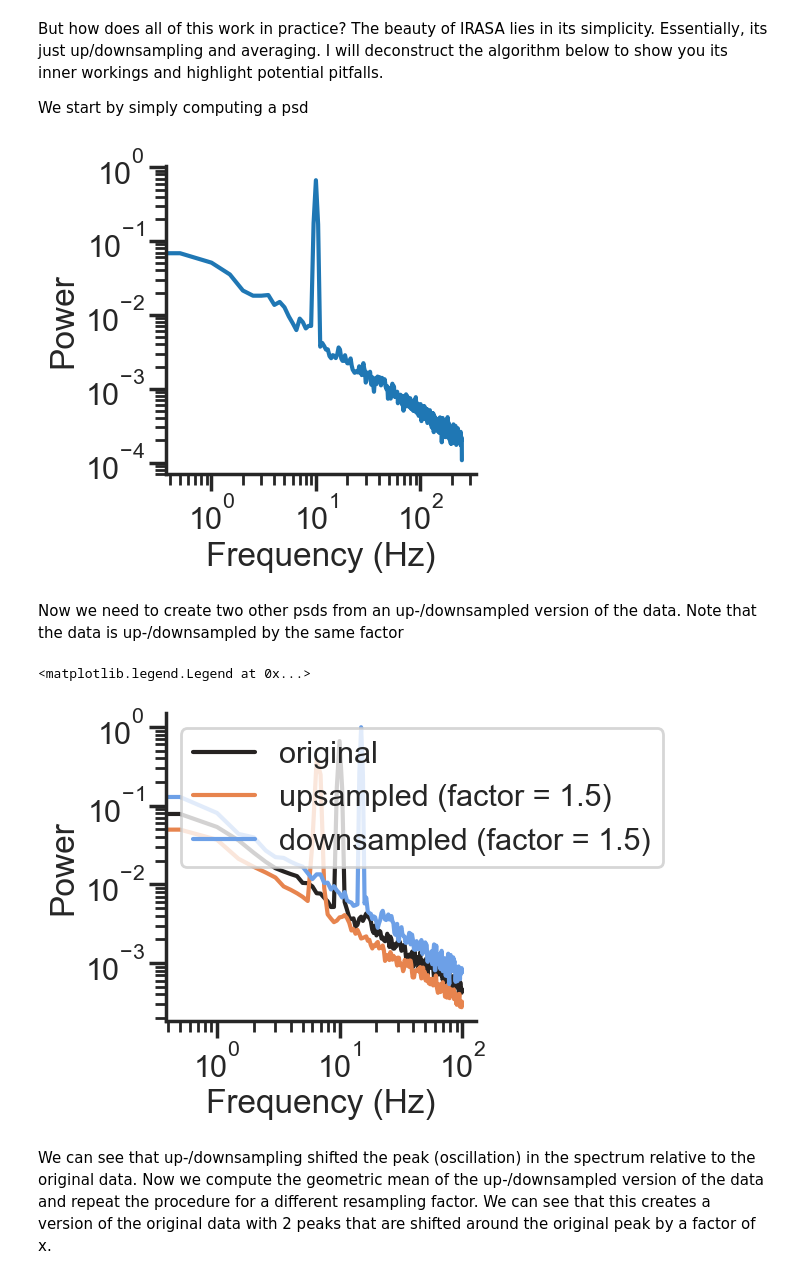
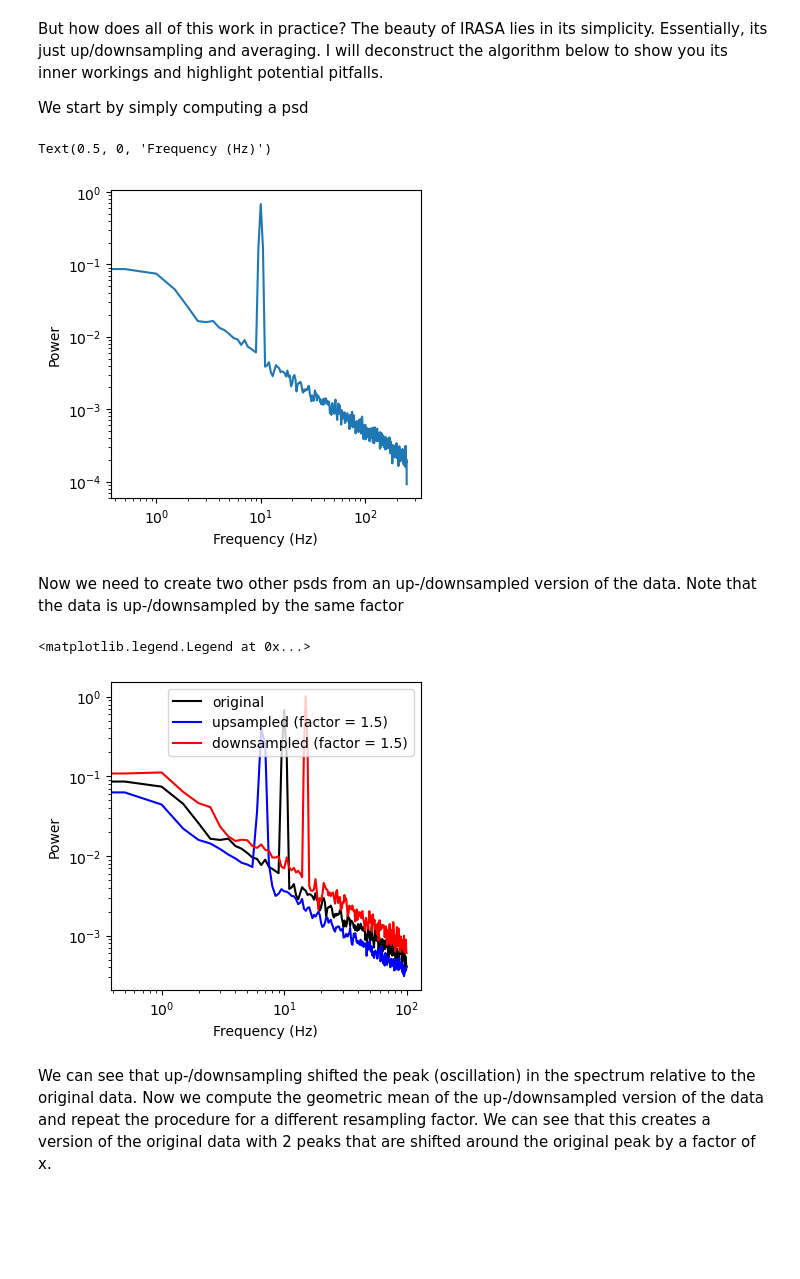
Before and after one commit to schmidtfa/pyrasa, a Jupyter notebook: examples/basic_functionality.ipynb, the cells around one changed output. Saved outputs shown, nothing was run; the diff lists cells and outputs as text; code cells hidden in the pictures; blank space fills up the shorter version.

```diff
--- a/examples/basic_functionality.ipynb
+++ b/examples/basic_functionality.ipynb
@@ -8,17 +8,7 @@ from neurodsp.utils import create_times
 import numpy as np
 import scipy.signal as dsp
 import matplotlib.pyplot as plt
-import seaborn as sns
 import pandas as pd
-
-sns.set_style('ticks')
-sns.set_context('poster')
-
-import matplotlib as mpl
-new_rc_params = {'text.usetex': False,
-                 "svg.fonttype": 'none'
-}
-mpl.rcParams.update(new_rc_params)
 # %% [markdown]
 We first simulate a signal with a single oscillation and a spectral slope of -1
 # %%
@@ -112,48 +102,45 @@ f, ax = plt.subplots(figsize=(4,4))
 ax.loglog(freq, psd)
 ax.set_ylabel('Power')
 ax.set_xlabel('Frequency (Hz)')
-sns.despine()
 # %% [output]
+Text(0.5, 0, 'Frequency (Hz)')
-[figure, old version]
+[figure, new version]
 # %% [markdown]
 Now we need to create two other psds from an up-/downsampled version of the data.
 Note that the data is up-/downsampled by the same factor
 # %%
 import fractions
 
 resampling_factor = 1.5
 
 def simple_rasa(resampling_factor):
     rat = fractions.Fraction(str(resampling_factor))
     up, down = rat.numerator, rat.denominator
 
     # Much faster than FFT-based resampling
     data_up = dsp.resample_poly(sig, up, down, axis=-1)
     data_down = dsp.resample_poly(sig, down, up, axis=-1)
 
     # Calculate an up/downsampled version of the PSD using same params as original
     _, psd_up = dsp.welch(data_up, fs * resampling_factor,  **kwargs_psd)
     _, psd_dw = dsp.welch(data_down, fs / resampling_factor, **kwargs_psd)
 
     return psd_up, psd_dw
 
 
 psd_up, psd_dw = simple_rasa(resampling_factor)
 
-pal = sns.diverging_palette(250, 30, l=65, center="dark", n=3)
-
 f, ax = plt.subplots(figsize=(4,4))
 f_max = freq < 100
-ax.loglog(freq[f_max], psd[f_max], color=pal[1], label='original')
-ax.loglog(freq[f_max], psd_up[f_max], color=pal[2], label='upsampled (factor = 1.5)')
-ax.loglog(freq[f_max], psd_dw[f_max], color=pal[0], label='downsampled (factor = 1.5)')
+ax.loglog(freq[f_max], psd[f_max], color='k', label='original')
+ax.loglog(freq[f_max], psd_up[f_max], color='b', label='upsampled (factor = 1.5)')
+ax.loglog(freq[f_max], psd_dw[f_max], color='r', label='downsampled (factor = 1.5)')
 ax.set_ylabel('Power')
 ax.set_xlabel('Frequency (Hz)')
-sns.despine()
 plt.legend()
 # %% [output]
 <matplotlib.legend.Legend at 0x...>
-[figure, old version]
+[figure, new version]
 # %% [markdown]
 We can see that up-/downsampling shifted the peak (oscillation) in the spectrum relative to the original data.
 Now we compute the geometric mean of the up-/downsampled version of the data and repeat the procedure for a different resampling factor.
```
Also changed, not shown: parts of 14 cells of this notebook, 7 other files.
